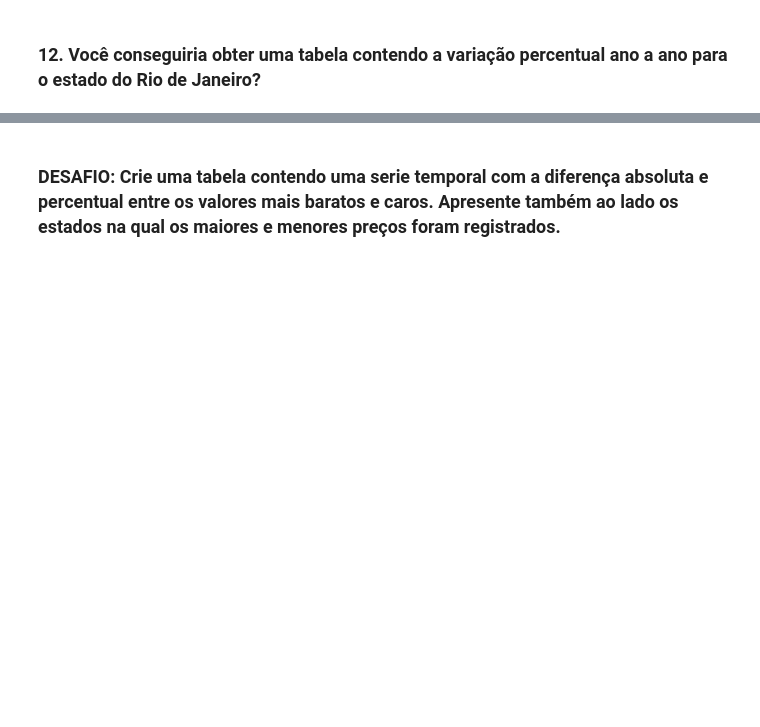
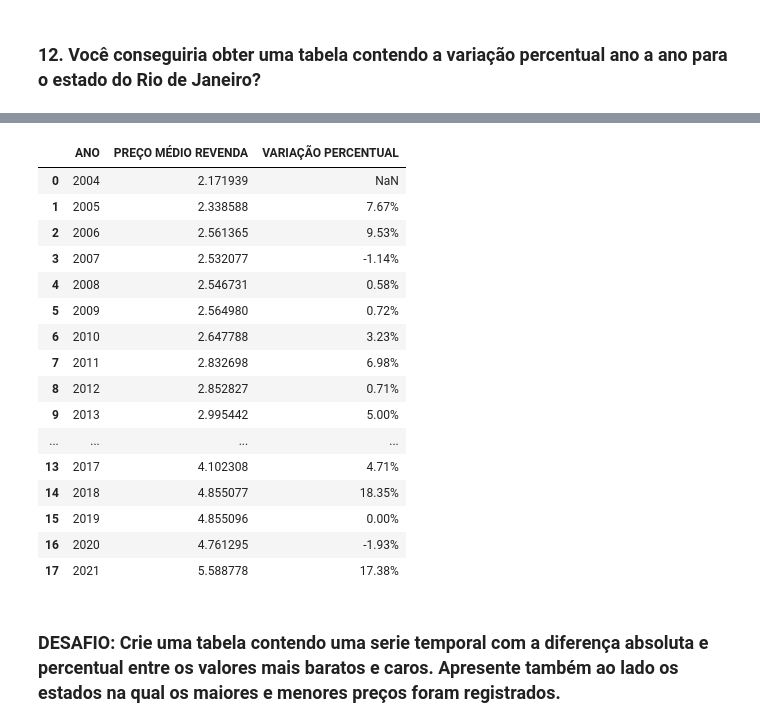
Before and after one commit to deviagomendes/analise-precos-gasolina, a Jupyter notebook: exercicios_pandas.ipynb, the cells around one changed output, grey strips where cells are left out. Saved outputs shown, nothing was run; the diff lists cells and outputs as text; code cells hidden in the pictures; blank space fills up the shorter version.

```diff
--- a/exercicios_pandas.ipynb
+++ b/exercicios_pandas.ipynb
@@ -191,0 +246,3 @@ Name: ESTADO, Length: 355, dtype: object>
+# %%
+mean = estado.groupby('ANO')['PREÇO MÉDIO REVENDA'].mean().reset_index()
+mean
@@ -192,2 +267,24 @@ Name: ESTADO, Length: 355, dtype: object>
+# %%
+mean['VARIAÇÃO PERCENTUAL'] = mean['PREÇO MÉDIO REVENDA'].pct_change() * 100
+mean['VARIAÇÃO PERCENTUAL'] = mean['VARIAÇÃO PERCENTUAL'].apply(lambda x: '{:.2f}%'.format(x) if pd.notnull(x) else x)
+mean
+# %% [output]
+|  | ANO | PREÇO MÉDIO REVENDA | VARIAÇÃO PERCENTUAL |
+| 0 | 2004 | 2.171939 | NaN |
+| 1 | 2005 | 2.338588 | 7.67% |
+| 2 | 2006 | 2.561365 | 9.53% |
+| 3 | 2007 | 2.532077 | -1.14% |
+| 4 | 2008 | 2.546731 | 0.58% |
+| 5 | 2009 | 2.564980 | 0.72% |
+| 6 | 2010 | 2.647788 | 3.23% |
+| 7 | 2011 | 2.832698 | 6.98% |
+| 8 | 2012 | 2.852827 | 0.71% |
+| 9 | 2013 | 2.995442 | 5.00% |
+| ... | ... | ... | ... |
+| 13 | 2017 | 4.102308 | 4.71% |
+| 14 | 2018 | 4.855077 | 18.35% |
+| 15 | 2019 | 4.855096 | 0.00% |
+| 16 | 2020 | 4.761295 | -1.93% |
+| 17 | 2021 | 5.588778 | 17.38% |
 # %% [markdown]
 ### DESAFIO: Crie uma tabela contendo uma serie temporal com a diferença absoluta e percentual entre os valores mais baratos e caros. Apresente também ao lado os estados na qual os maiores e menores preços foram registrados.
```
Also changed, not shown: parts of 10 cells of this notebook.
